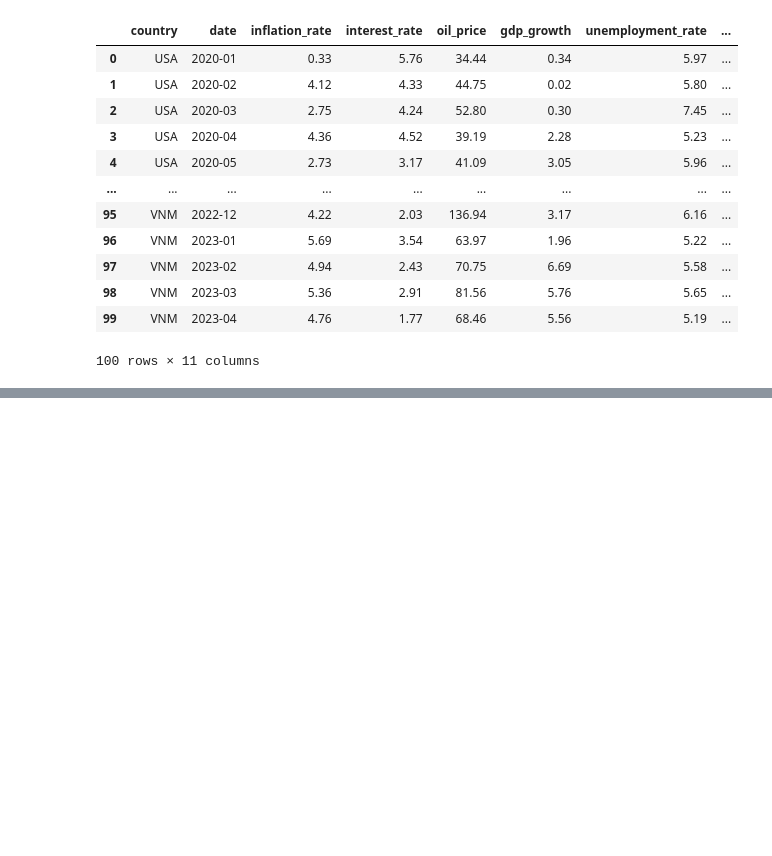
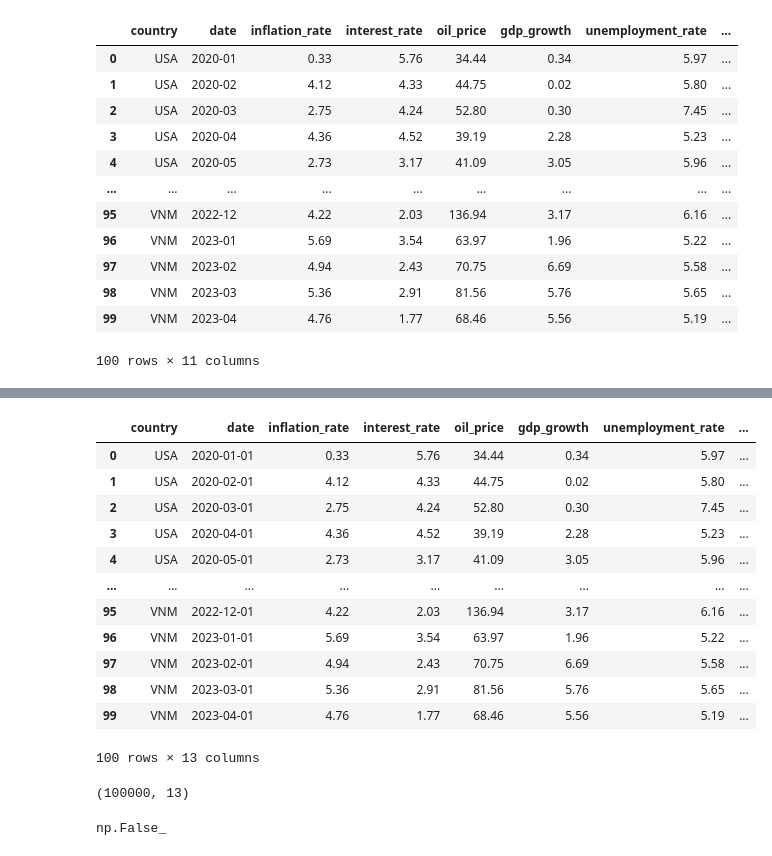
Before and after one commit to JayRiv25/InflacionCOVID, a Jupyter notebook: Inflación_Post_COVID.ipynb, the cells around one changed output, grey strips where cells are left out. Cells and saved outputs as stored; diff of their text form; code cells hidden in the pictures; blank space fills up the shorter version.

```diff
--- a/Inflación_Post_COVID.ipynb
+++ b/Inflación_Post_COVID.ipynb
@@ -50,0 +48,27 @@ dtype: int64
+# %%
+#Se cargan los nuevos datos (año y mes están separados)
+df.head(100)
+# %% [output]
+|  | country | date | inflation_rate | interest_rate | oil_price | gdp_growth | unemployment_rate | ... |
+| 0 | USA | 2020-01-01 | 0.33 | 5.76 | 34.44 | 0.34 | 5.97 | ... |
+| 1 | USA | 2020-02-01 | 4.12 | 4.33 | 44.75 | 0.02 | 5.80 | ... |
+| 2 | USA | 2020-03-01 | 2.75 | 4.24 | 52.80 | 0.30 | 7.45 | ... |
+| 3 | USA | 2020-04-01 | 4.36 | 4.52 | 39.19 | 2.28 | 5.23 | ... |
+| 4 | USA | 2020-05-01 | 2.73 | 3.17 | 41.09 | 3.05 | 5.96 | ... |
+| ... | ... | ... | ... | ... | ... | ... | ... | ... |
+| 95 | VNM | 2022-12-01 | 4.22 | 2.03 | 136.94 | 3.17 | 6.16 | ... |
+| 96 | VNM | 2023-01-01 | 5.69 | 3.54 | 63.97 | 1.96 | 5.22 | ... |
+| 97 | VNM | 2023-02-01 | 4.94 | 2.43 | 70.75 | 6.69 | 5.58 | ... |
+| 98 | VNM | 2023-03-01 | 5.36 | 2.91 | 81.56 | 5.76 | 5.65 | ... |
+| 99 | VNM | 2023-04-01 | 4.76 | 1.77 | 68.46 | 5.56 | 5.19 | ... |
+100 rows × 13 columns
+# %%
+#Cantidad de filas y columnas
+df.shape
+# %% [output]
+(100000, 13)
+# %%
+#Se busca si hay nulos
+df.isnull().any().any()
+# %% [output]
+np.False_
```
Also changed, not shown: parts of 12 cells of this notebook.
